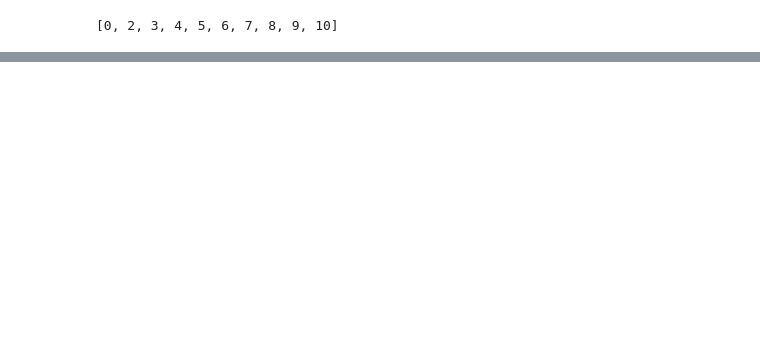
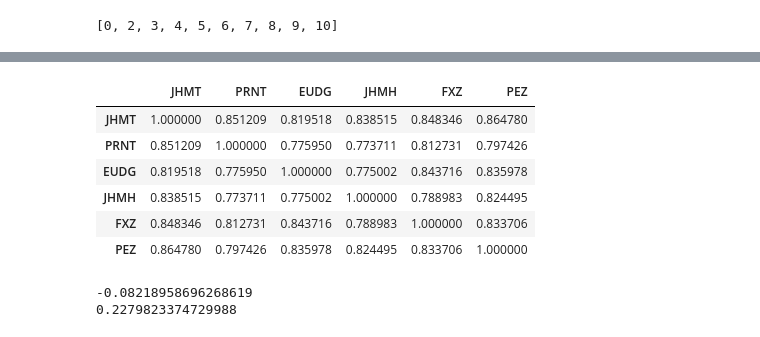
Before and after one commit to alexandgg/Streamlit-app, a Jupyter notebook: opti.ipynb, the cells around one changed output, grey strips where cells are left out. Saved outputs shown, nothing was run; the diff lists cells and outputs as text; code cells hidden in the pictures; blank space fills up the shorter version.

```diff
--- a/opti.ipynb
+++ b/opti.ipynb
@@ -75,0 +79,5 @@ tt
+# %%
+antal = 10
+test = df[['JHMT', 'PRNT', 'EUDG', 'JHMH', 'FXZ', 'PEZ']]
+print(test.max())
+print(test.min())
@@ -75,0 +202,18 @@ tt
+# %%
+test.corr()
+# %% [output]
+|  | JHMT | PRNT | EUDG | JHMH | FXZ | PEZ |
+| JHMT | 1.000000 | 0.851209 | 0.819518 | 0.838515 | 0.848346 | 0.864780 |
+| PRNT | 0.851209 | 1.000000 | 0.775950 | 0.773711 | 0.812731 | 0.797426 |
+| EUDG | 0.819518 | 0.775950 | 1.000000 | 0.775002 | 0.843716 | 0.835978 |
+| JHMH | 0.838515 | 0.773711 | 0.775002 | 1.000000 | 0.788983 | 0.824495 |
+| FXZ | 0.848346 | 0.812731 | 0.843716 | 0.788983 | 1.000000 | 0.833706 |
+| PEZ | 0.864780 | 0.797426 | 0.835978 | 0.824495 | 0.833706 | 1.000000 |
+# %%
+min = np.min(meanRetAn(test.values))
+max = np.max(meanRetAn(test.values))
+print(min)
+print(max)
+# %% [output]
+-0.08218958696268619
+0.2279823374729988
```
Also changed, not shown: parts of 50 cells of this notebook, 5 other files.
